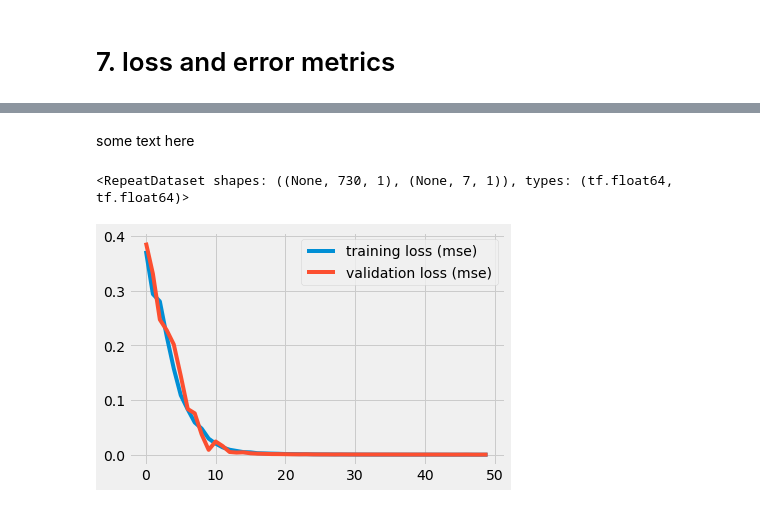
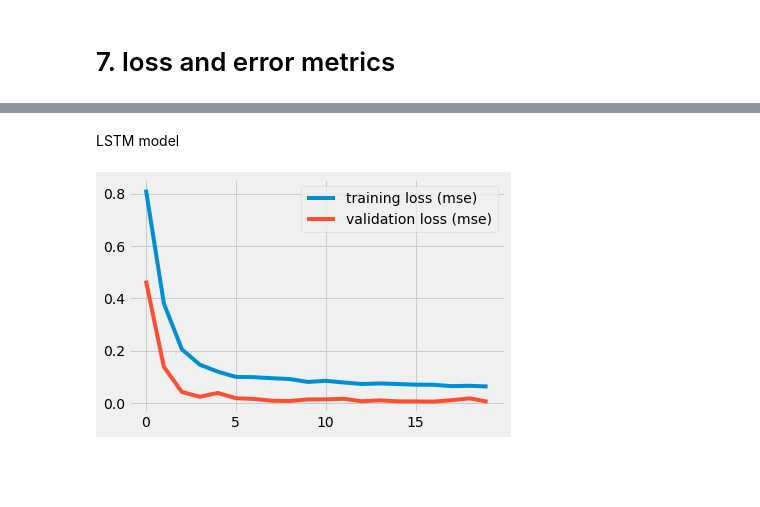
Before and after one commit to StofAle/Introductory_TimeSeriesForecasting_using_RNN, a Jupyter notebook: 01_So_What.ipynb, the cells around one changed output, grey strips where cells are left out. Drawn from its saved outputs; the diff is of its cells as text; code cells hidden in the pictures; blank space fills up the shorter version.

```diff
--- a/01_So_What.ipynb
+++ b/01_So_What.ipynb
@@ -309,2 +213,0 @@ Epoch 1/100
-# %% [markdown]
-some text here
@@ -324,12 +214,6 @@ some text here
-# %%
-val_data
-# %% [output]
-<RepeatDataset shapes: ((None, 730, 1), (None, 7, 1)), types: (tf.float64, tf.float64)>
-# %%
-# plot_train_history(LSTM_history, 'Multi-Step Training and validation loss')
-plt.plot(LSTM_history.history['mse'], label='training loss (mse)')
-plt.plot(LSTM_history.history['val_mse'], label='validation loss (mse)')
-plt.legend()
-plt.show()
-# %% [output]
-[figure, removed]
+# %% [markdown]
+LSTM model
+# %%
+mdq.plot_history()
+# %% [output]
+[figure, added]
```
Also changed, not shown: parts of 68 cells of this notebook, 2 other files.
